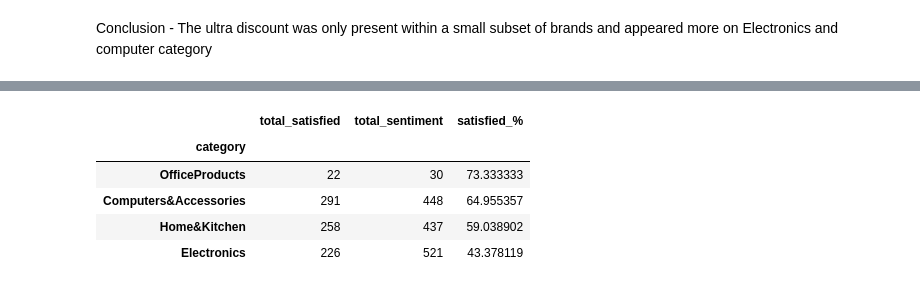
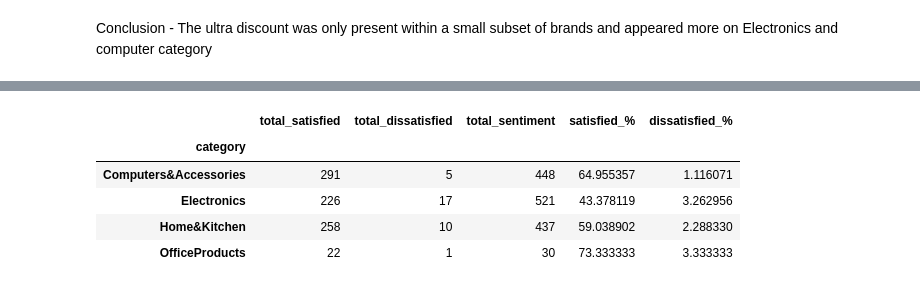
Before and after one commit to CKohwo/Ecommerce-strategy-blueprint, a Jupyter notebook: notebooks/03_exploratory_ data_analysis.ipynb, the cells around one changed output, grey strips where cells are left out. Cells and saved outputs as stored; diff of their text form; code cells hidden in the pictures.

```diff
--- a/notebooks/03_exploratory_ data_analysis.ipynb
+++ b/notebooks/03_exploratory_ data_analysis.ipynb
@@ -603,15 +666,21 @@ This tells us what brands and category satisfies the most customers and which do
 # %%
 category_sentiment = df_3.groupby("category").agg(total_satisfied=("sentiment_value", lambda x: (x == 1).sum()),
+                                                  total_dissatisfied=("sentiment_value", lambda x: (x == -1).sum()),
                                     total_sentiment = ("sentiment_value", "count")).query("total_sentiment >= 10")
 
 sat_percent = category_sentiment["total_satisfied"] / category_sentiment["total_sentiment"]*100
 
+dissat_percent = category_sentiment["total_dissatisfied"] / category_sentiment["total_sentiment"]*100
+
 category_sentiment["satisfied_%"] = sat_percent
-category_sentiment.sort_values("satisfied_%", ascending=False)
+
+category_sentiment["dissatisfied_%"] = dissat_percent
+
+category_sentiment
 # %% [output]
-|  | total_satisfied | total_sentiment | satisfied_% |
-| category |  |  |  |
-| OfficeProducts | 22 | 30 | 73.333333 |
-| Computers&Accessories | 291 | 448 | 64.955357 |
-| Home&Kitchen | 258 | 437 | 59.038902 |
-| Electronics | 226 | 521 | 43.378119 |
+|  | total_satisfied | total_dissatisfied | total_sentiment | satisfied_% | dissatisfied_% |
+| category |  |  |  |  |  |
+| Computers&Accessories | 291 | 5 | 448 | 64.955357 | 1.116071 |
+| Electronics | 226 | 17 | 521 | 43.378119 | 3.262956 |
+| Home&Kitchen | 258 | 10 | 437 | 59.038902 | 2.288330 |
+| OfficeProducts | 22 | 1 | 30 | 73.333333 | 3.333333 |
```
Also changed, not shown: parts of 46 cells of this notebook.
